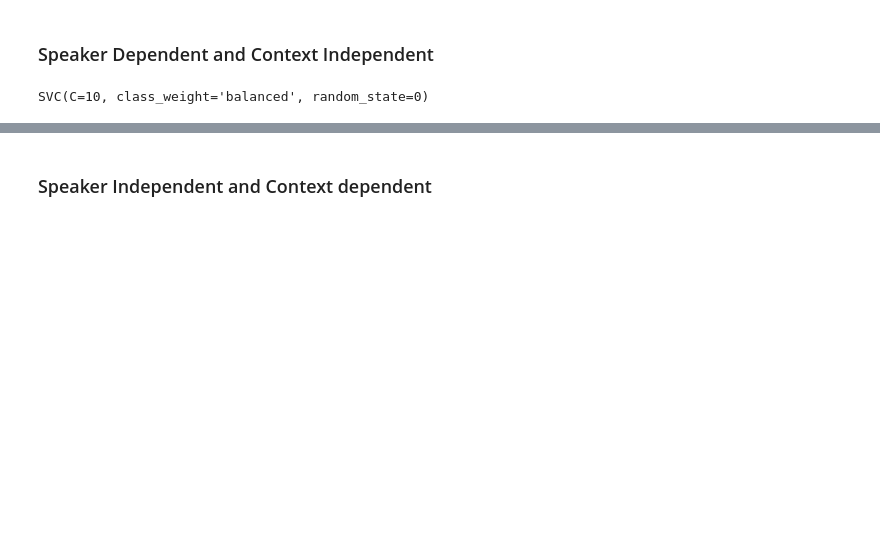
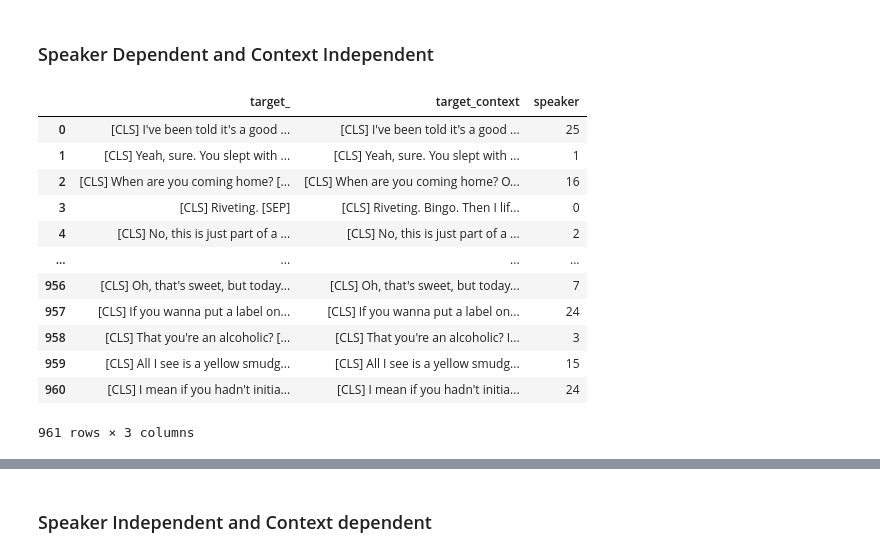
Before and after one commit to ShreyaPrabhu/multimodal_sarcasm_classification, a Jupyter notebook: unimodal_models/binary_classification/text_bert_svm_model.ipynb, the cells around one changed output, grey strips where cells are left out. Drawn from its saved outputs; the diff is of its cells as text; code cells hidden in the pictures; blank space fills up the shorter version.

```diff
--- a/unimodal_models/binary_classification/text_bert_svm_model.ipynb
+++ b/unimodal_models/binary_classification/text_bert_svm_model.ipynb
@@ -67,4 +80,18 @@ report, best_est = svm_classifier(x_train, x_test, y_train.values.ravel(), y_tes
-# %%
-best_est
-# %% [output]
-SVC(C=10, class_weight='balanced', random_state=0)
+# %%
+x_train_speakers = pd.read_csv("../../text_features/embeddings/train_data.csv")
+x_test_speakers = pd.read_csv("../../text_features/embeddings/test_data.csv")
+x_train_speakers
+# %% [output]
+|  | target_ | target_context | speaker |
+| 0 | [CLS] I've been told it's a good ... | [CLS] I've been told it's a good ... | 25 |
+| 1 | [CLS] Yeah, sure. You slept with ... | [CLS] Yeah, sure. You slept with ... | 1 |
+| 2 | [CLS] When are you coming home? [... | [CLS] When are you coming home? O... | 16 |
+| 3 | [CLS] Riveting. [SEP] | [CLS] Riveting. Bingo. Then I lif... | 0 |
+| 4 | [CLS] No, this is just part of a ... | [CLS] No, this is just part of a ... | 2 |
+| ... | ... | ... | ... |
+| 956 | [CLS] Oh, that's sweet, but today... | [CLS] Oh, that's sweet, but today... | 7 |
+| 957 | [CLS] If you wanna put a label on... | [CLS] If you wanna put a label on... | 24 |
+| 958 | [CLS] That you're an alcoholic? [... | [CLS] That you're an alcoholic? I... | 3 |
+| 959 | [CLS] All I see is a yellow smudg... | [CLS] All I see is a yellow smudg... | 15 |
+| 960 | [CLS] I mean if you hadn't initia... | [CLS] I mean if you hadn't initia... | 24 |
+961 rows × 3 columns
```
Also changed, not shown: parts of 22 cells of this notebook, 1 other file.
